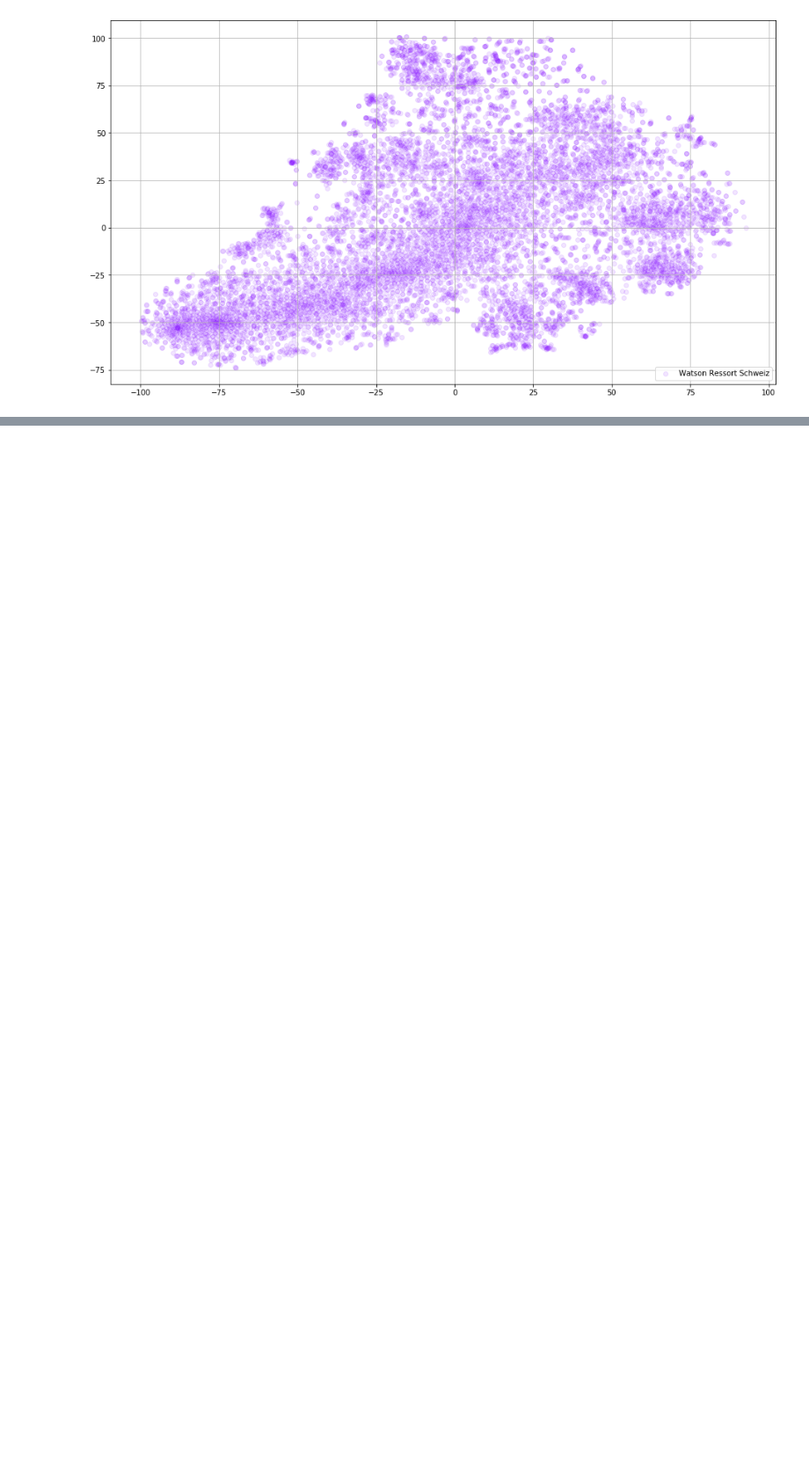
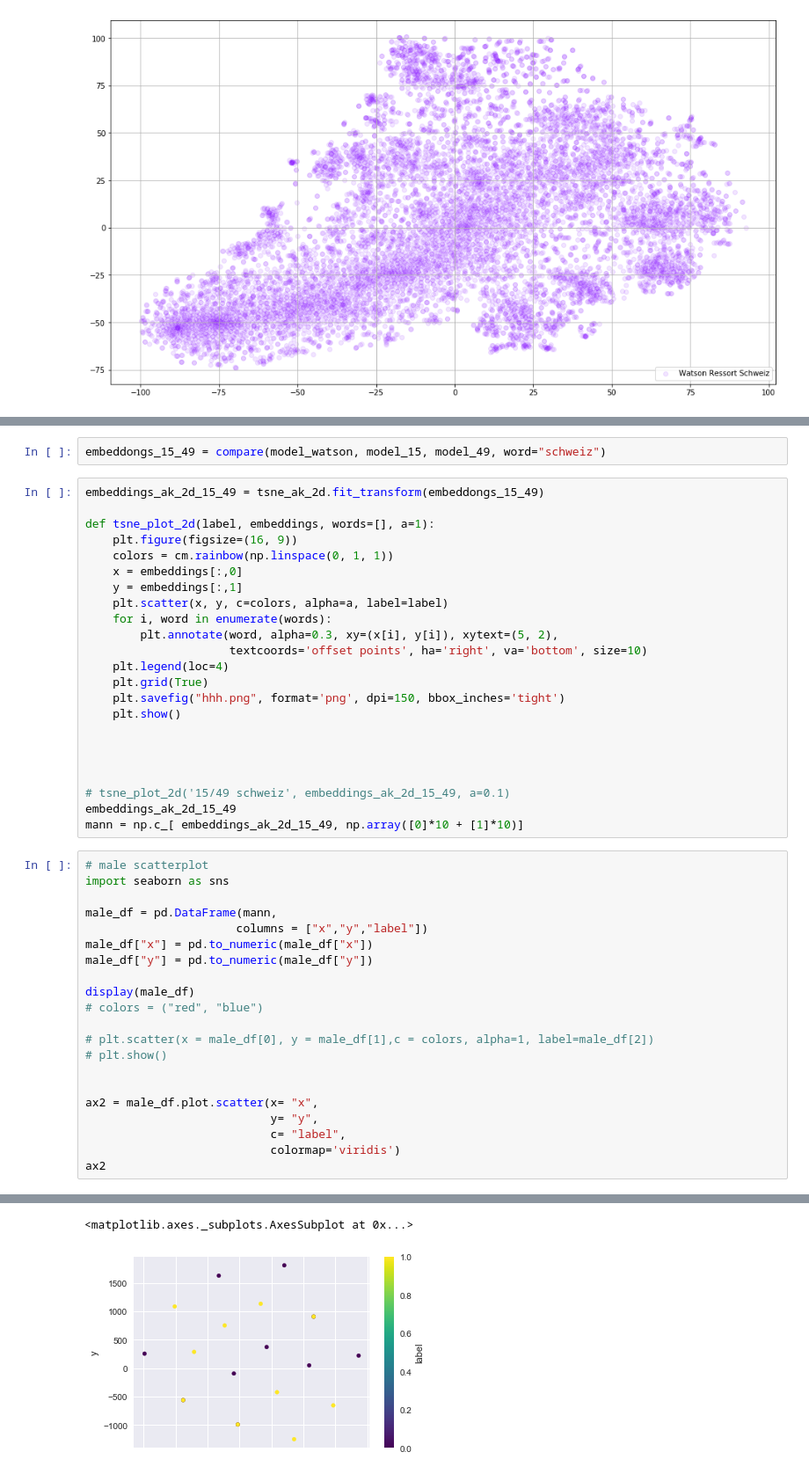
Before and after one commit to gwehrm/watson_analysis, a Jupyter notebook: Word2vec.ipynb, the cells around one changed output, grey strips where cells are left out. Shown at 88% size. Cells and saved outputs as stored; diff of their text form; blank space fills up the shorter version.

```diff
--- a/Word2vec.ipynb
+++ b/Word2vec.ipynb
@@ -192,0 +279,47 @@ Again, the higher the distance, the bigger the difference. What seems unsolved,
+# %%
+embeddongs_15_49 = compare(model_watson, model_15, model_49, word="schweiz")
+# %%
+embeddings_ak_2d_15_49 = tsne_ak_2d.fit_transform(embeddongs_15_49)
+
+def tsne_plot_2d(label, embeddings, words=[], a=1):
+    plt.figure(figsize=(16, 9))
+    colors = cm.rainbow(np.linspace(0, 1, 1))
+    x = embeddings[:,0]
+    y = embeddings[:,1]
+    plt.scatter(x, y, c=colors, alpha=a, label=label)
+    for i, word in enumerate(words):
+        plt.annotate(word, alpha=0.3, xy=(x[i], y[i]), xytext=(5, 2),
+                     textcoords='offset points', ha='right', va='bottom', size=10)
+    plt.legend(loc=4)
+    plt.grid(True)
+    plt.savefig("hhh.png", format='png', dpi=150, bbox_inches='tight')
+    plt.show()
+
+
+
+
+# tsne_plot_2d('15/49 schweiz', embeddings_ak_2d_15_49, a=0.1)
+embeddings_ak_2d_15_49
+mann = np.c_[ embeddings_ak_2d_15_49, np.array([0]*10 + [1]*10)]
+# %%
+# male scatterplot
+import seaborn as sns
+
+male_df = pd.DataFrame(mann,
+                      columns = ["x","y","label"])
+male_df["x"] = pd.to_numeric(male_df["x"])
+male_df["y"] = pd.to_numeric(male_df["y"])
+
+display(male_df)
+# colors = ("red", "blue")
+
+# plt.scatter(x = male_df[0], y = male_df[1],c = colors, alpha=1, label=male_df[2])
+# plt.show()
+
+
+ax2 = male_df.plot.scatter(x= "x",
+                           y= "y",
+                           c= "label",
+                           colormap='viridis')
+ax2
+# %% [output]
@@ -192,0 +343,2 @@ Again, the higher the distance, the bigger the difference. What seems unsolved,
+<matplotlib.axes._subplots.AxesSubplot at 0x...>
+[figure, added]
```
Also changed, not shown: parts of 17 cells of this notebook.
